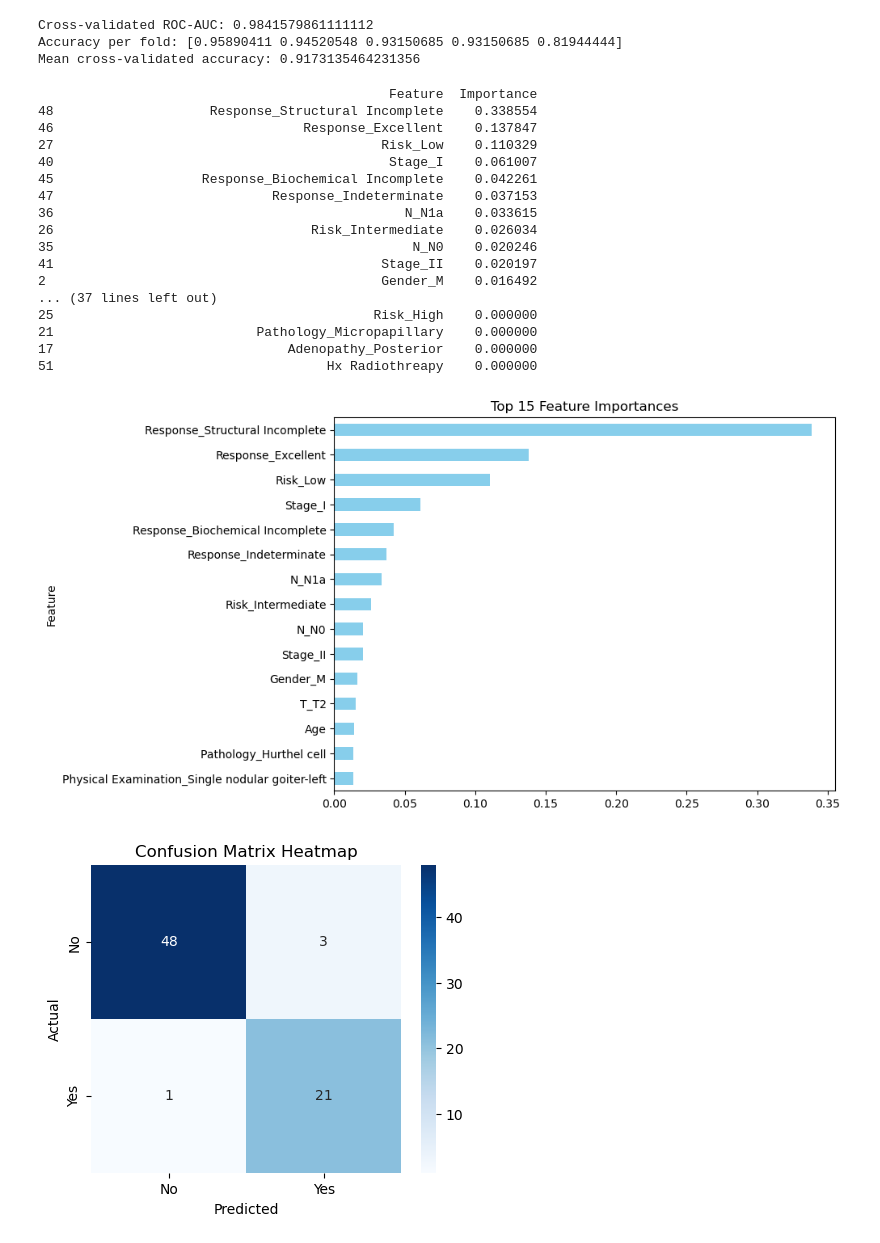
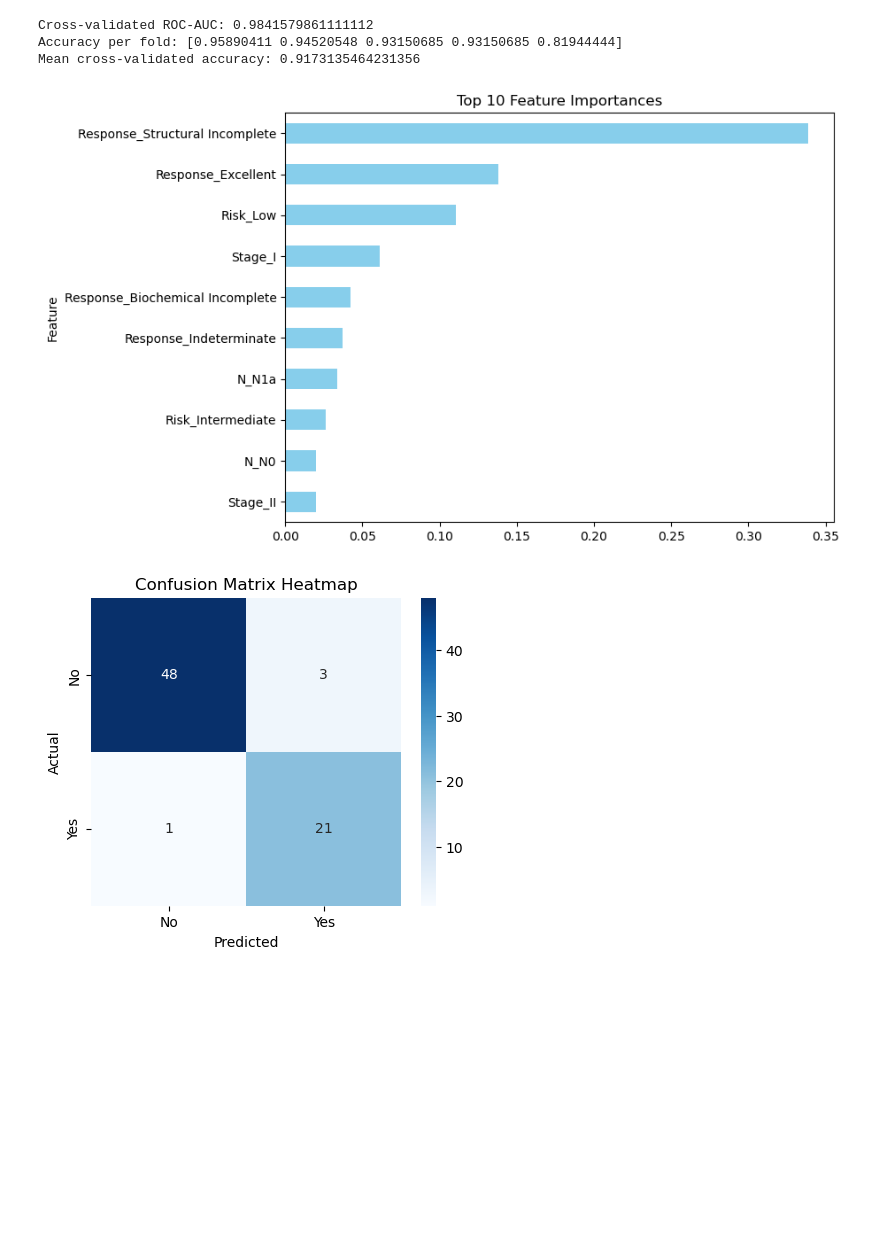
Before and after one commit to Jabeen252/thyroid-cancer-app, a Jupyter notebook: ThyroidCancer.ipynb, the cells around one changed output. Saved outputs shown, nothing was run; the diff lists cells and outputs as text; code cells hidden in the pictures; blank space fills up the shorter version.

```diff
--- a/ThyroidCancer.ipynb
+++ b/ThyroidCancer.ipynb
@@ -231,2 +190,3 @@ model = XGBClassifier(
 # %%
-model.fit(X_train_scaled, y_train)
+LR.fit(X_train_scaled, y_train)
+y_pred = LR.predict(X_test_scaled)
@@ -247,0 +213,12 @@ y_pred = model.predict(X_test_scaled)
+# %%
+from sklearn.ensemble import RandomForestClassifier
+RF = RandomForestClassifier(
+    n_estimators=100,    # number of trees
+    max_depth=5,         # maximum depth of each tree
+    min_samples_split=2, # min samples to split a node
+    min_samples_leaf=1,  # min samples at leaf
+    max_features='sqrt', # use sqrt(number of features) at each split
+    random_state=42
+)
+# %%
+RF.fit(X_train_scaled, y_train)
@@ -268,3 +249,17 @@ weighted avg       0.95      0.95      0.95        73
+# %%
+from xgboost import XGBClassifier
+
+XG= XGBClassifier(
+    n_estimators=150,
+    max_depth=4,
+    learning_rate=0.1,
+    subsample=0.8,
+    colsample_bytree=0.8,
+    eval_metric='logloss'
+)
+
+XG.fit(X_train_scaled, y_train)
+y_pred = XG.predict(X_test_scaled)
 # %%
 from sklearn.model_selection import cross_val_score,  StratifiedKFold, cross_val_predict
 from sklearn.metrics import roc_auc_score, roc_curve
@@ -283,36 +278,19 @@ Cross-validated ROC-AUC: 0.9841579861111112
 Accuracy per fold: [0.95890411 0.94520548 0.93150685 0.93150685 0.81944444]
 Mean cross-validated accuracy: 0.9173135464231356
 # %%
-importance = model.feature_importances_
+importance = XG.feature_importances_
 features = X.columns
 
 fi_df = pd.DataFrame({'Feature': features, 'Importance': importance}).sort_values(by='Importance', ascending=False)
-print(fi_df)
+#print(fi_df)
 
 # Plot top 10 features
-fi_df.head(15).plot(kind='barh', x='Feature', y='Importance', legend=False, figsize=(8,6), color='skyblue')
+fi_df.head(10).plot(kind='barh', x='Feature', y='Importance', legend=False, figsize=(8,6), color='skyblue')
 plt.gca().invert_yaxis()
-plt.title("Top 15 Feature Importances")
+plt.title("Top 10 Feature Importances")
 plt.show()
 # %% [output]
-                                             Feature  Importance
-48                    Response_Structural Incomplete    0.338554
-46                                Response_Excellent    0.137847
-27                                          Risk_Low    0.110329
-40                                           Stage_I    0.061007
-45                   Response_Biochemical Incomplete    0.042261
-47                            Response_Indeterminate    0.037153
-36                                             N_N1a    0.033615
-26                                 Risk_Intermediate    0.026034
-35                                              N_N0    0.020246
-41                                          Stage_II    0.020197
-2                                           Gender_M    0.016492
-... (37 lines left out)
-25                                         Risk_High    0.000000
-21                          Pathology_Micropapillary    0.000000
-17                              Adenopathy_Posterior    0.000000
-51                                   Hx Radiothreapy    0.000000
-[figure, old version]
+[figure, new version]
 # %%
 cm = confusion_matrix(y_test, y_pred)
 plt.figure(figsize=(5,4))
```
Also changed, not shown: parts of 26 cells of this notebook, 2 other files.
